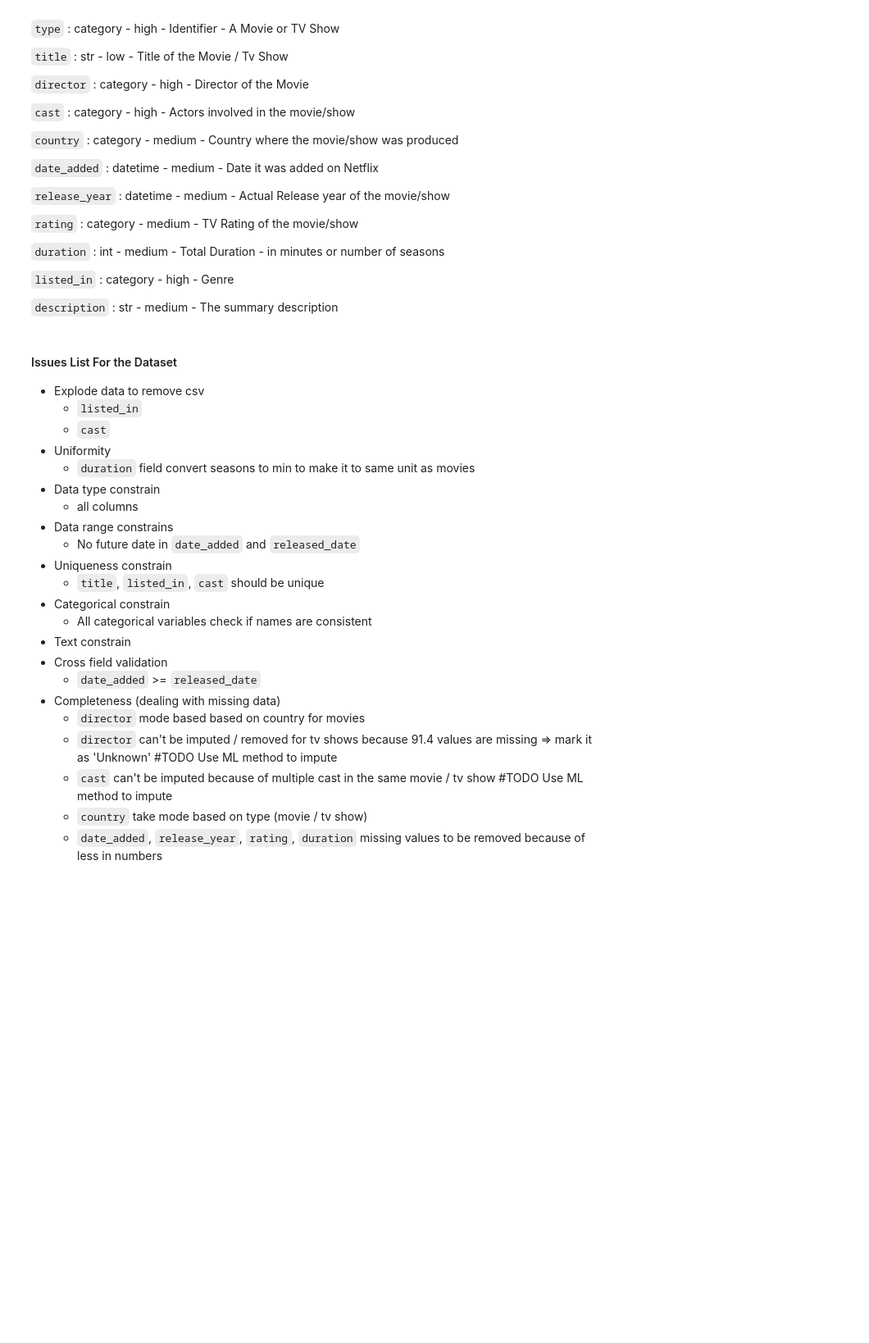
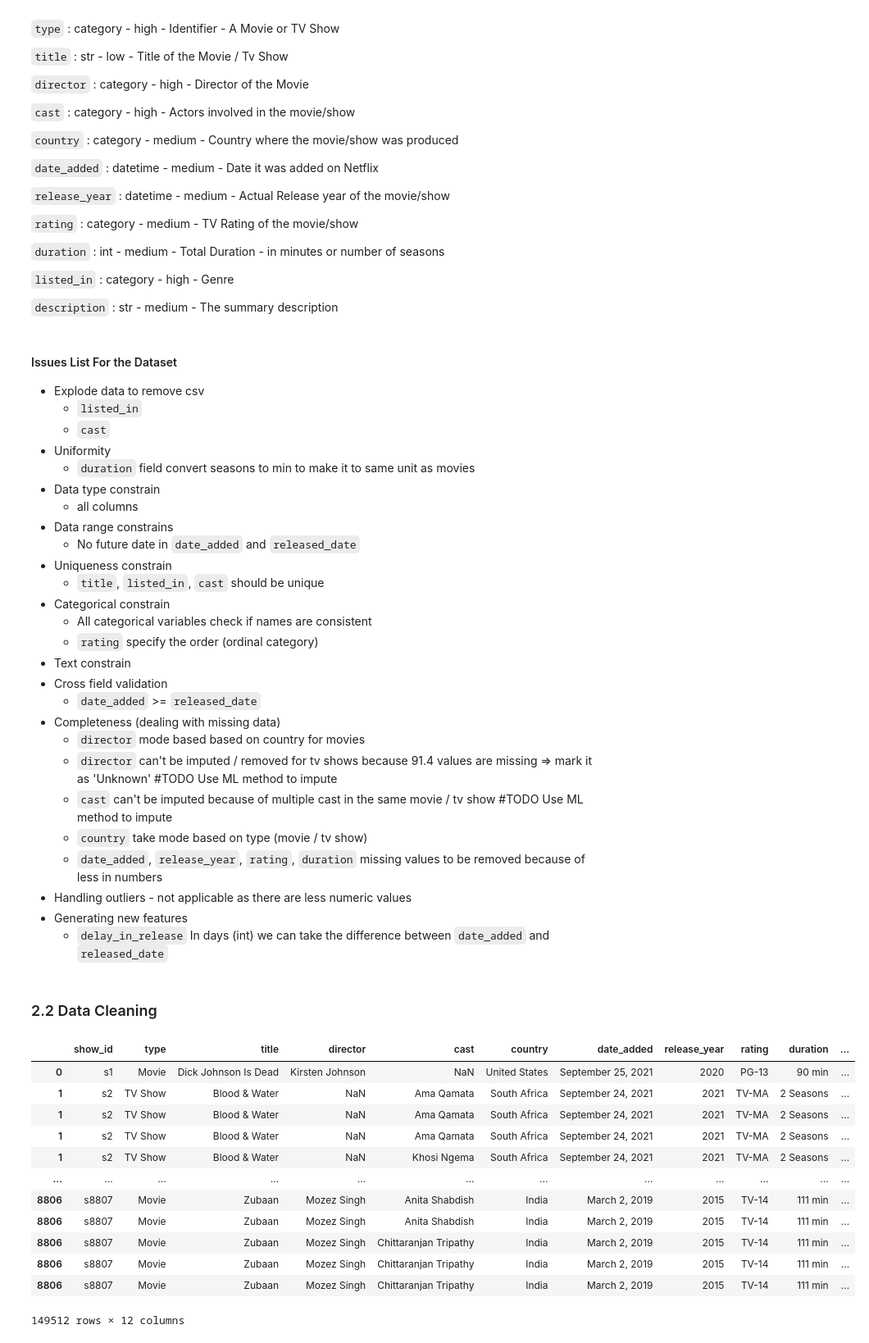
Before and after one commit to jyothisable/netflix, a Jupyter notebook: EDA.ipynb, the cells around one changed output. Shown: that part at 82% size. Cells and saved outputs as stored; diff of their text form; code cells hidden in the pictures; blank space fills up the shorter version.

```diff
--- a/EDA.ipynb
+++ b/EDA.ipynb
@@ -157,6 +157,7 @@ msno.matrix(tv_show_df)
   - `title`, `listed_in`, `cast` should be unique
 - Categorical constrain
   - All categorical variables check if names are consistent
+  - `rating` specify the order (ordinal category)
 - Text constrain
 - Cross field validation
   -  `date_added` >= `released_date`
@@ -166,3 +167,29 @@ msno.matrix(tv_show_df)
   -  `cast` can't be imputed because of multiple cast in the same movie / tv show #TODO Use ML method to impute
   -  `country` take mode based on type (movie / tv show)
   -  `date_added`, `release_year`, `rating`, `duration` missing values to be removed because of less in numbers
+-  Handling outliers - not applicable as there are less numeric values
+-  Generating new features
+   - `delay_in_release` In days (int) we can take the difference between `date_added` and `released_date`
+# %% [markdown]
+### 2.2 Data Cleaning
+# %%
+# Explode data to remove csv values
+netflix_df['cast'] = netflix_df['cast'].str.split(', ')
+netflix_df['listed_in'] = netflix_df['listed_in'].str.split(', ')
+# %%
+netflix_df_exp = netflix_df.explode('cast').explode('listed_in')
+netflix_df_exp
+# %% [output]
+|  | show_id | type | title | director | cast | country | date_added | release_year | rating | duration | ... |
+| 0 | s1 | Movie | Dick Johnson Is Dead | Kirsten Johnson | NaN | United States | September 25, 2021 | 2020 | PG-13 | 90 min | ... |
+| 1 | s2 | TV Show | Blood & Water | NaN | Ama Qamata | South Africa | September 24, 2021 | 2021 | TV-MA | 2 Seasons | ... |
+| 1 | s2 | TV Show | Blood & Water | NaN | Ama Qamata | South Africa | September 24, 2021 | 2021 | TV-MA | 2 Seasons | ... |
+| 1 | s2 | TV Show | Blood & Water | NaN | Ama Qamata | South Africa | September 24, 2021 | 2021 | TV-MA | 2 Seasons | ... |
+| 1 | s2 | TV Show | Blood & Water | NaN | Khosi Ngema | South Africa | September 24, 2021 | 2021 | TV-MA | 2 Seasons | ... |
+| ... | ... | ... | ... | ... | ... | ... | ... | ... | ... | ... | ... |
+| 8806 | s8807 | Movie | Zubaan | Mozez Singh | Anita Shabdish | India | March 2, 2019 | 2015 | TV-14 | 111 min | ... |
+| 8806 | s8807 | Movie | Zubaan | Mozez Singh | Anita Shabdish | India | March 2, 2019 | 2015 | TV-14 | 111 min | ... |
+| 8806 | s8807 | Movie | Zubaan | Mozez Singh | Chittaranjan Tripathy | India | March 2, 2019 | 2015 | TV-14 | 111 min | ... |
+| 8806 | s8807 | Movie | Zubaan | Mozez Singh | Chittaranjan Tripathy | India | March 2, 2019 | 2015 | TV-14 | 111 min | ... |
+| 8806 | s8807 | Movie | Zubaan | Mozez Singh | Chittaranjan Tripathy | India | March 2, 2019 | 2015 | TV-14 | 111 min | ... |
+149512 rows × 12 columns
```
Also changed, not shown: parts of 2 cells of this notebook.
